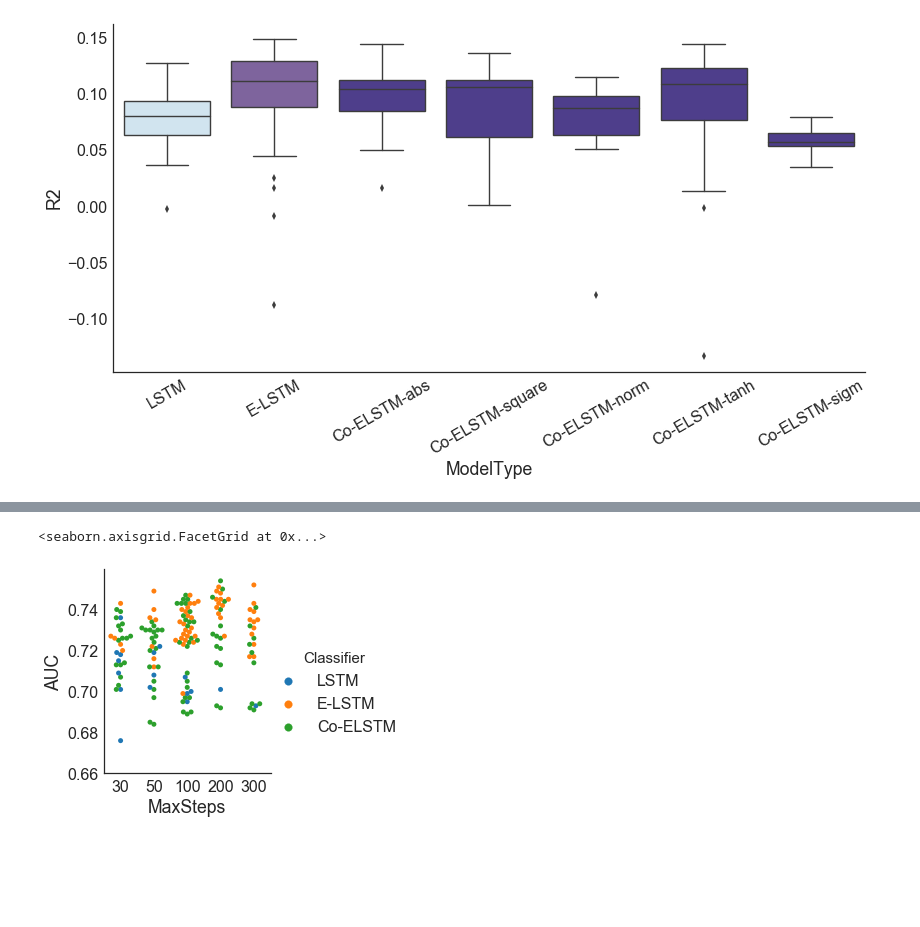
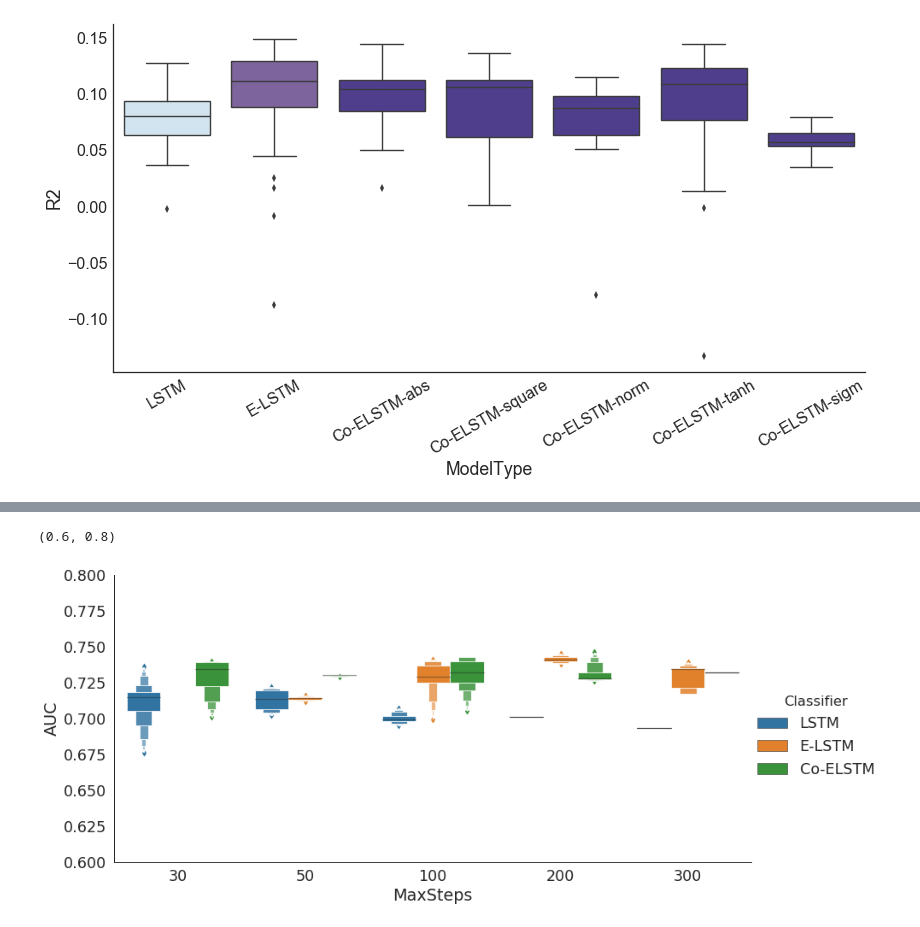
Before and after one commit to mit0110/knowledge_tracing, a Jupyter notebook: notebooks/Explorations 2019.ipynb, the cells around one changed output, grey strips where cells are left out. Cells and saved outputs as stored; diff of their text form; code cells hidden in the pictures; blank space fills up the shorter version.

Commit message:
Adding more assistment results

```diff
--- a/notebooks/Explorations 2019.ipynb
+++ b/notebooks/Explorations 2019.ipynb
@@ -11,7 +11,8 @@ import seaborn
 seaborn.set_style('white')
 seaborn.set_context("paper", font_scale=2)
 # %%
-explorations = pandas.read_csv('/home/mteruel/edm/results/dkt_lstm/by_problem_id/classifier_explorations.tsv', sep='\t')
+#explorations = pandas.read_csv('/home/mteruel/edm/results/dkt_lstm/by_problem_id/classifier_explorations.tsv', sep='\t')
+explorations = pandas.read_csv('~/edm/results/dkt_classifier_explorations.tsv', sep='\t')
 explorations = explorations.replace({'norm-fixed': 'norm'})
 explorations[:3]
 # %% [output]
@@ -61,0 +82,3 @@ seaborn.pairplot(data=explorations, x_vars=['MaxSteps', 'LSTMUnits', 'Dropout',
+# %%
+good_explorations = explorations[
+    explorations.Distance.isin(['co-abs', 'co-square', 'co-tanh', 'None']) & (explorations.Pretrained == 'No')]
@@ -62,5 +104,6 @@ seaborn.pairplot(data=explorations, x_vars=['MaxSteps', 'LSTMUnits', 'Dropout',
 # %%
-seaborn.factorplot(data=explorations, x='MaxSteps', y='AUC', kind='swarm', hue='Classifier')
+seaborn.factorplot(data=good_explorations, x='MaxSteps', y='AUC', kind='boxen', hue='Classifier', aspect=2, size=6)
+plt.ylim((0.6, 0.8))
 # %% [output]
-<seaborn.axisgrid.FacetGrid at 0x...>
+(0.6, 0.8)
-[figure, old version]
+[figure, new version]
```
Also changed, not shown: parts of 12 cells of this notebook.
